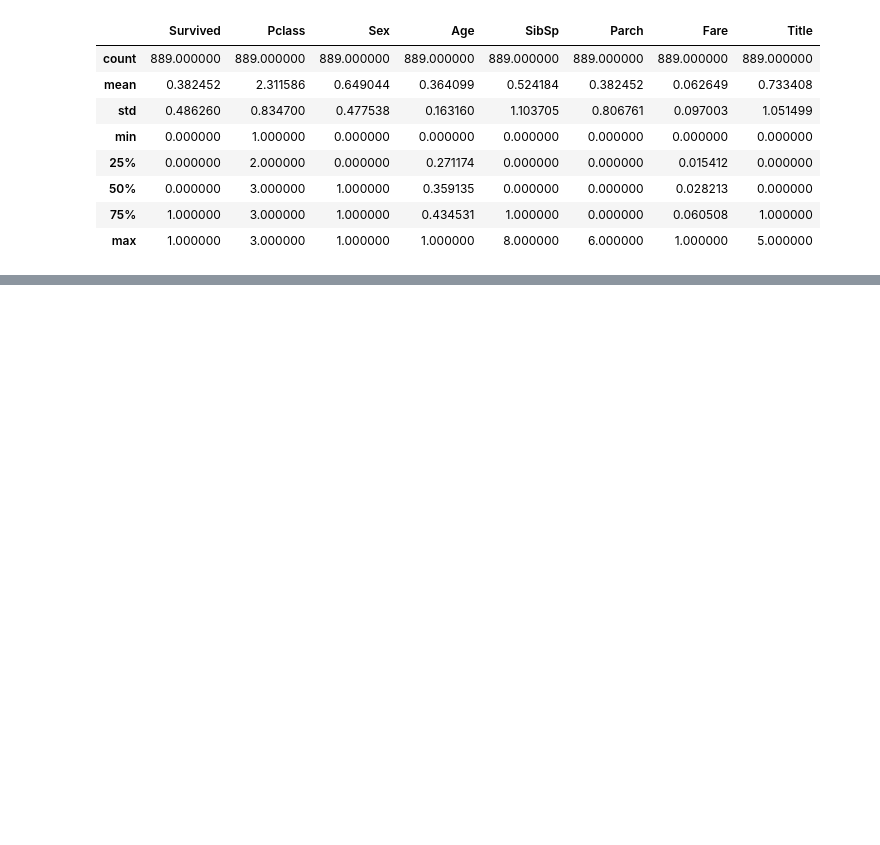
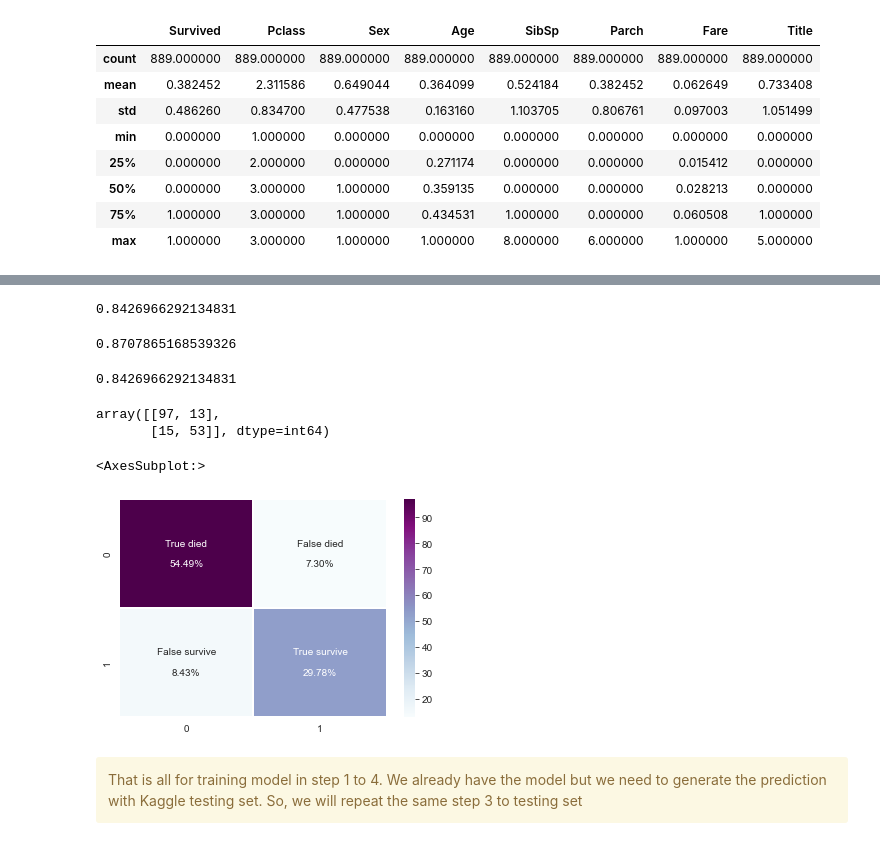
Before and after one commit to Panitnun-6243/kaggle_titanic, a Jupyter notebook: titanic_process.ipynb, the cells around one changed output, grey strips where cells are left out. Cells and saved outputs as stored; diff of their text form; code cells hidden in the pictures; blank space fills up the shorter version.

Commit message:
Create data modeling process

```diff
--- a/titanic_process.ipynb
+++ b/titanic_process.ipynb
@@ -350,0 +364,55 @@ cleaned_data.describe()
+# %%
+# use Logistic regression algorithm
+#train model
+lr = LogisticRegression()
+lr.fit(X_train, y_train)
+
+#use model to predict validation set
+Y_pred = lr.predict(X_test)
+accuracy_score(y_test, Y_pred)
+# %% [output]
+0.8426966292134831
+# %%
+# use Gradient Boosting Classifier
+#train model
+gb = GradientBoostingClassifier()
+gb.fit(X_train, y_train)
+
+#use model to predict validation set
+Y_pred = gb.predict(X_test)
+accuracy_score(y_test, Y_pred)
+# %% [output]
+0.8707865168539326
+# %%
+# use Random Forest Classifier
+#train model
+rf = RandomForestClassifier()
+rf.fit(X_train, y_train)
+
+#use model to predict validation set
+Y_pred = rf.predict(X_test)
+accuracy_score(y_test, Y_pred)
+# %% [output]
+0.8426966292134831
+# %%
+#track model training result with confusion matrix
+cm=confusion_matrix(y_test, Y_pred)
+cm
+# %% [output]
+array([[97, 13],
+       [15, 53]], dtype=int64)
+# %%
+#confusion matrix with mixed data
+group_names = ["True died","False died","False survive","True survive"]
+group_percentages = ["{0:.2%}".format(value) for value in cm.flatten()/np.sum(cm)]
+labels = [f"{v1}\n\n{v2}" for v1, v2 in zip(group_names,group_percentages)]
+labels = np.asarray(labels).reshape(2,2)
+sns.heatmap(cm,annot=labels, cmap="BuPu", linewidths=2, fmt='',)
+#plt.savefig('confusion_matrix_mix.png', format='png', dpi=600)
+# %% [output]
+<AxesSubplot:>
+[figure, added]
+# %% [markdown]
+<div class="alert alert-block alert-warning">
+That is all for training model in step 1 to 4. We already have the model but we need to generate the prediction with Kaggle testing set. So, we will repeat the same step 3 to testing set
+</div>
```
Also changed, not shown: parts of 2 cells of this notebook.
